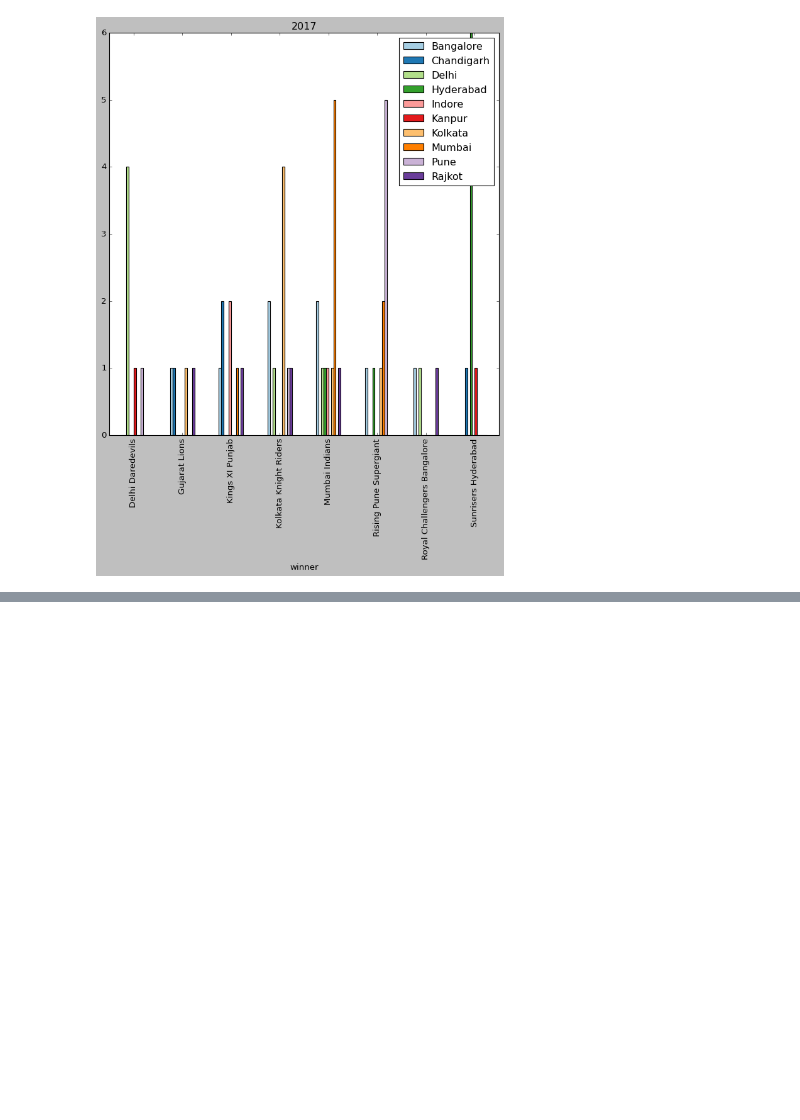
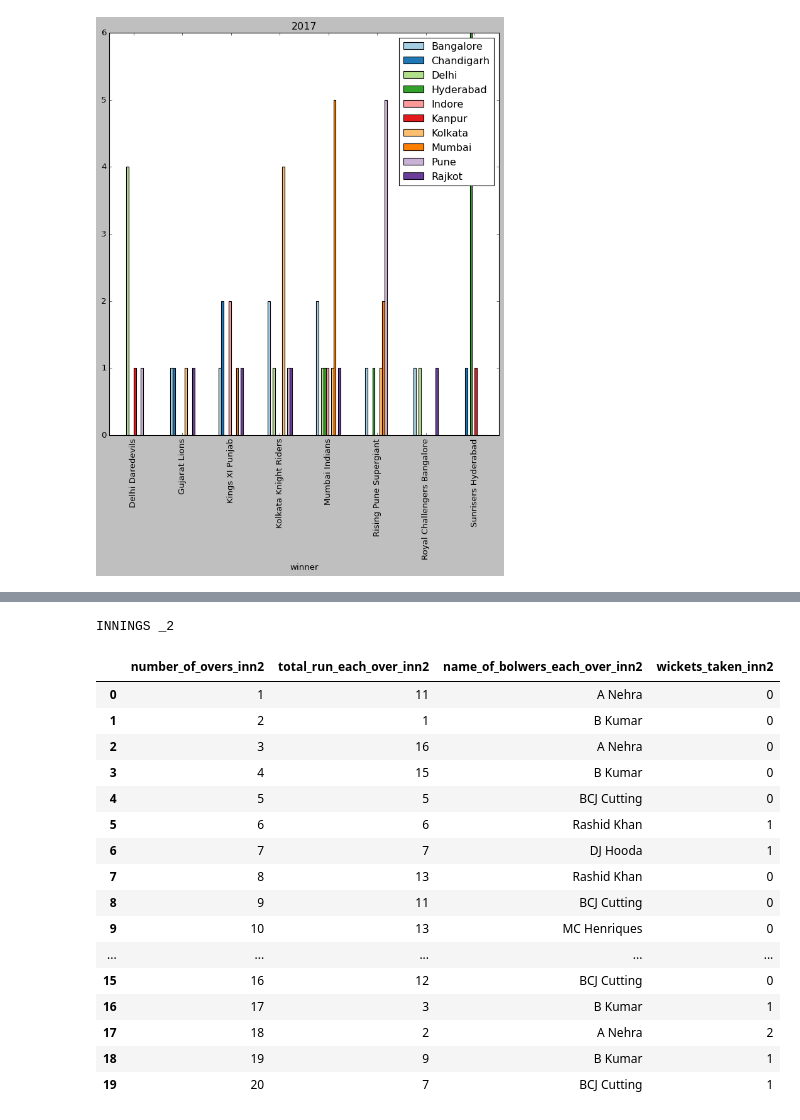
Before and after one commit to Aiant1/Data_Analysis_Projects, a Jupyter notebook: Indian_Premier_League_Data_analysis.ipynb, the cells around one changed output, grey strips where cells are left out. Saved outputs shown, nothing was run; the diff lists cells and outputs as text; code cells hidden in the pictures; blank space fills up the shorter version.

```diff
--- a/Indian_Premier_League_Data_analysis.ipynb
+++ b/Indian_Premier_League_Data_analysis.ipynb
@@ -358,0 +508,22 @@ for seasons in seasons_played_in_india:
+# %%
+cm = sns.light_palette("yellow", as_cmap=True)
+information_each_over_inn2.style.background_gradient(cmap=cm).set_caption("INNINGS _2").set_table_attributes("style='display:inline'")
+# %% [output]
+INNINGS _2
+|  | number_of_overs_inn2 | total_run_each_over_inn2 | name_of_bolwers_each_over_inn2 | wickets_taken_inn2 |
+| 0 | 1 | 11 | A Nehra | 0 |
+| 1 | 2 | 1 | B Kumar | 0 |
+| 2 | 3 | 16 | A Nehra | 0 |
+| 3 | 4 | 15 | B Kumar | 0 |
+| 4 | 5 | 5 | BCJ Cutting | 0 |
+| 5 | 6 | 6 | Rashid Khan | 1 |
+| 6 | 7 | 7 | DJ Hooda | 1 |
+| 7 | 8 | 13 | Rashid Khan | 0 |
+| 8 | 9 | 11 | BCJ Cutting | 0 |
+| 9 | 10 | 13 | MC Henriques | 0 |
+| ... | ... | ... | ... | ... |
+| 15 | 16 | 12 | BCJ Cutting | 0 |
+| 16 | 17 | 3 | B Kumar | 1 |
+| 17 | 18 | 2 | A Nehra | 2 |
+| 18 | 19 | 9 | B Kumar | 1 |
+| 19 | 20 | 7 | BCJ Cutting | 1 |
```
Also changed, not shown: parts of 12 cells of this notebook.
